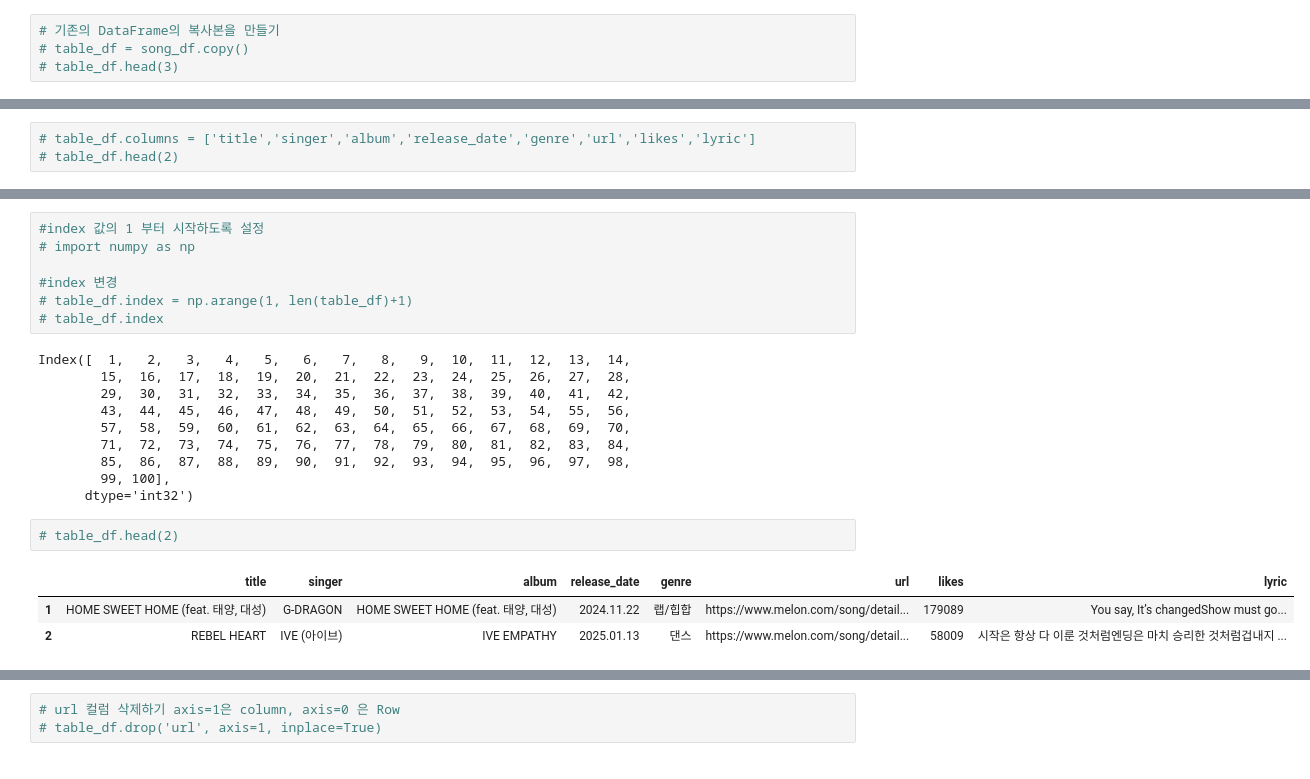
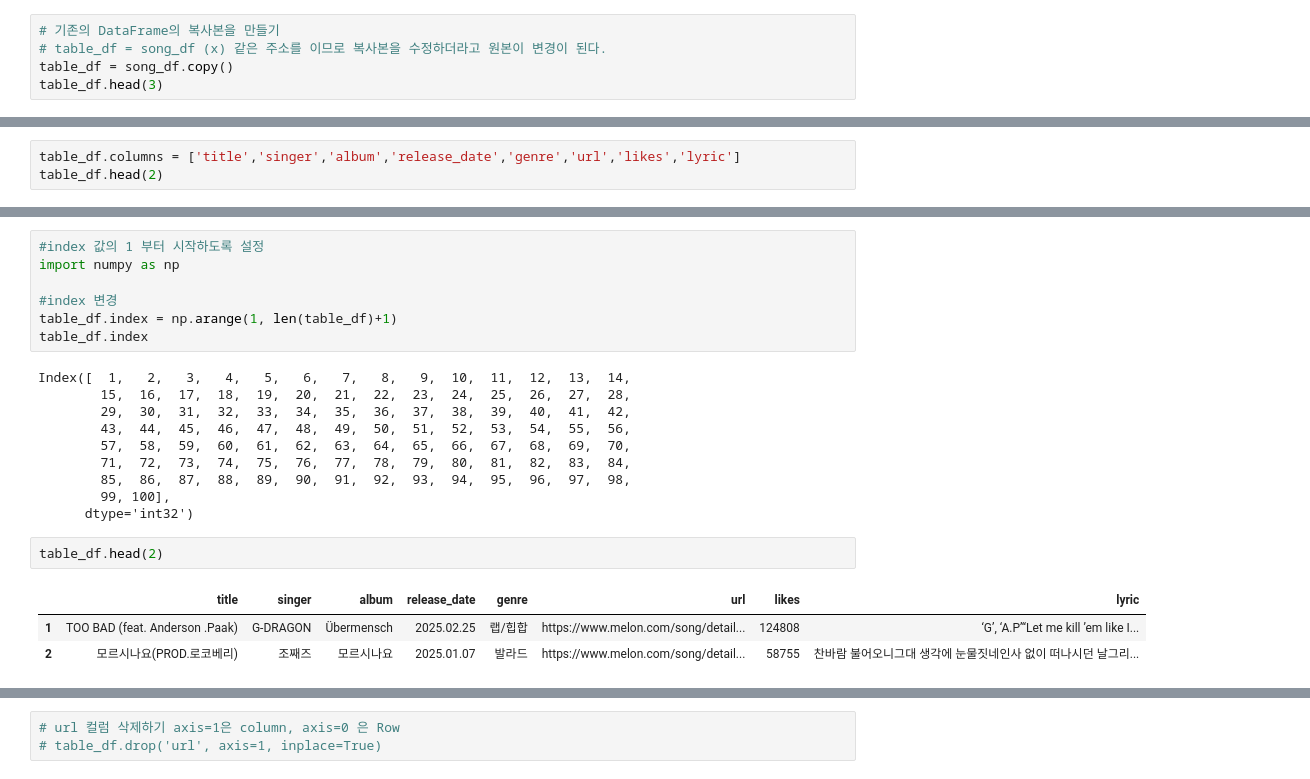
Before and after one commit to hhye0/Python_Webscraping_analysis, a Jupyter notebook: 04.Melon100차트_데이터파싱_DB저장.ipynb, the cells around one changed output, grey strips where cells are left out. Saved outputs shown, nothing was run; the diff lists cells and outputs as text.

```diff
--- a/04.Melon100차트_데이터파싱_DB저장.ipynb
+++ b/04.Melon100차트_데이터파싱_DB저장.ipynb
@@ -405,6 +404,7 @@ OperationalError: (pymysql.err.OperationalError) (1045, "Access denied for user
 * 컬럼의 데이터 타입을 변경 (발매일을 DATE 타입으로 변경)
 # %%
 # 기존의 DataFrame의 복사본을 만들기
-# table_df = song_df.copy()
-# table_df.head(3)
+# table_df = song_df (x) 같은 주소를 이므로 복사본을 수정하더라고 원본이 변경이 된다.
+table_df = song_df.copy()
+table_df.head(3)
 # %% [output]
@@ -415,5 +415,5 @@ OperationalError: (pymysql.err.OperationalError) (1045, "Access denied for user
 # %%
-# table_df.columns = ['title','singer','album','release_date','genre','url','likes','lyric']
-# table_df.head(2)
+table_df.columns = ['title','singer','album','release_date','genre','url','likes','lyric']
+table_df.head(2)
 # %% [output]
 |  | title | singer | album | release_date | genre | url | likes | lyric |
@@ -422,10 +426,10 @@ OperationalError: (pymysql.err.OperationalError) (1045, "Access denied for user
 # %%
 #index 값의 1 부터 시작하도록 설정
-# import numpy as np
+import numpy as np
 
 #index 변경
-# table_df.index = np.arange(1, len(table_df)+1)
-# table_df.index
+table_df.index = np.arange(1, len(table_df)+1)
+table_df.index
 # %% [output]
 Index([  1,   2,   3,   4,   5,   6,   7,   8,   9,  10,  11,  12,  13,  14,
         15,  16,  17,  18,  19,  20,  21,  22,  23,  24,  25,  26,  27,  28,
@@ -437,8 +441,8 @@ Index([  1,   2,   3,   4,   5,   6,   7,   8,   9,  10,  11,  12,  13,  14,
         99, 100],
       dtype='int32')
 # %%
-# table_df.head(2)
+table_df.head(2)
 # %% [output]
 |  | title | singer | album | release_date | genre | url | likes | lyric |
-| 1 | HOME SWEET HOME (feat. 태양, 대성) | G-DRAGON | HOME SWEET HOME (feat. 태양, 대성) | 2024.11.22 | 랩/힙합 | https://www.melon.com/song/detail... | 179089 | You say, It’s changedShow must go... |
-| 2 | REBEL HEART | IVE (아이브) | IVE EMPATHY | 2025.01.13 | 댄스 | https://www.melon.com/song/detail... | 58009 | 시작은 항상 다 이룬 것처럼엔딩은 마치 승리한 것처럼겁내지 ... |
+| 1 | TOO BAD (feat. Anderson .Paak) | G-DRAGON | Übermensch | 2025.02.25 | 랩/힙합 | https://www.melon.com/song/detail... | 124808 | ‘G’, ‘A.P’“Let me kill ’em like I... |
+| 2 | 모르시나요(PROD.로코베리) | 조째즈 | 모르시나요 | 2025.01.07 | 발라드 | https://www.melon.com/song/detail... | 58755 | 찬바람 불어오니그대 생각에 눈물짓네인사 없이 떠나시던 날그리... |
```
Also changed, not shown: parts of 13 cells of this notebook, 1 other file.
